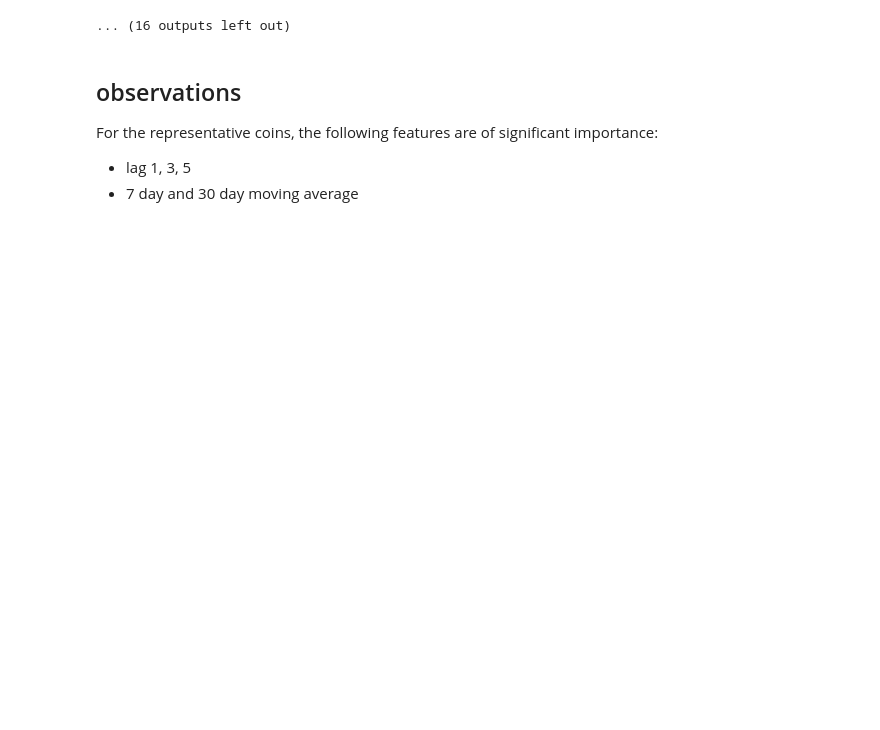
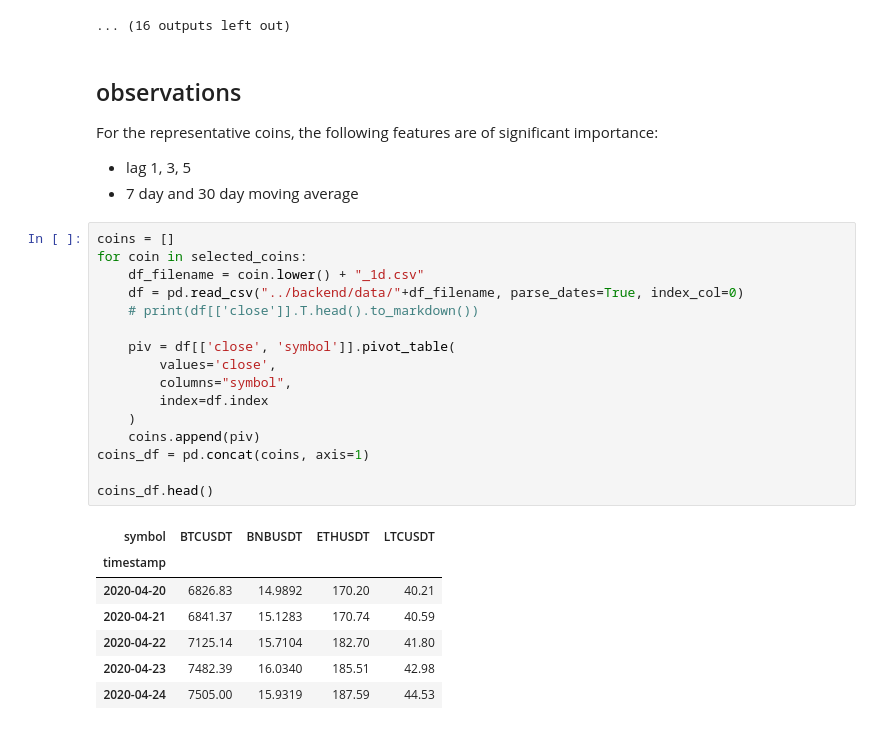
Before and after one commit to RalleyD/COM724_AE2, a Jupyter notebook: notebooks/feature_importance.ipynb, the cells around one changed output. Saved outputs shown, nothing was run; the diff lists cells and outputs as text; blank space fills up the shorter version.

```diff
--- a/notebooks/feature_importance.ipynb
+++ b/notebooks/feature_importance.ipynb
@@ -119,3 +122,27 @@ For the representative coins, the following features are of significant importan
 
 - lag 1, 3, 5
 - 7 day and 30 day moving average
+# %%
+coins = []
+for coin in selected_coins:
+    df_filename = coin.lower() + "_1d.csv"
+    df = pd.read_csv("../backend/data/"+df_filename, parse_dates=True, index_col=0)
+    # print(df[['close']].T.head().to_markdown())
+
+    piv = df[['close', 'symbol']].pivot_table(
+        values='close',
+        columns="symbol",
+        index=df.index
+    )
+    coins.append(piv)
+coins_df = pd.concat(coins, axis=1)
+
+coins_df.head()
+# %% [output]
+| symbol | BTCUSDT | BNBUSDT | ETHUSDT | LTCUSDT |
+| timestamp |  |  |  |  |
+| 2020-04-20 | 6826.83 | 14.9892 | 170.20 | 40.21 |
+| 2020-04-21 | 6841.37 | 15.1283 | 170.74 | 40.59 |
+| 2020-04-22 | 7125.14 | 15.7104 | 182.70 | 41.80 |
+| 2020-04-23 | 7482.39 | 16.0340 | 185.51 | 42.98 |
+| 2020-04-24 | 7505.00 | 15.9319 | 187.59 | 44.53 |
```
Also changed, not shown: parts of 3 cells of this notebook.
